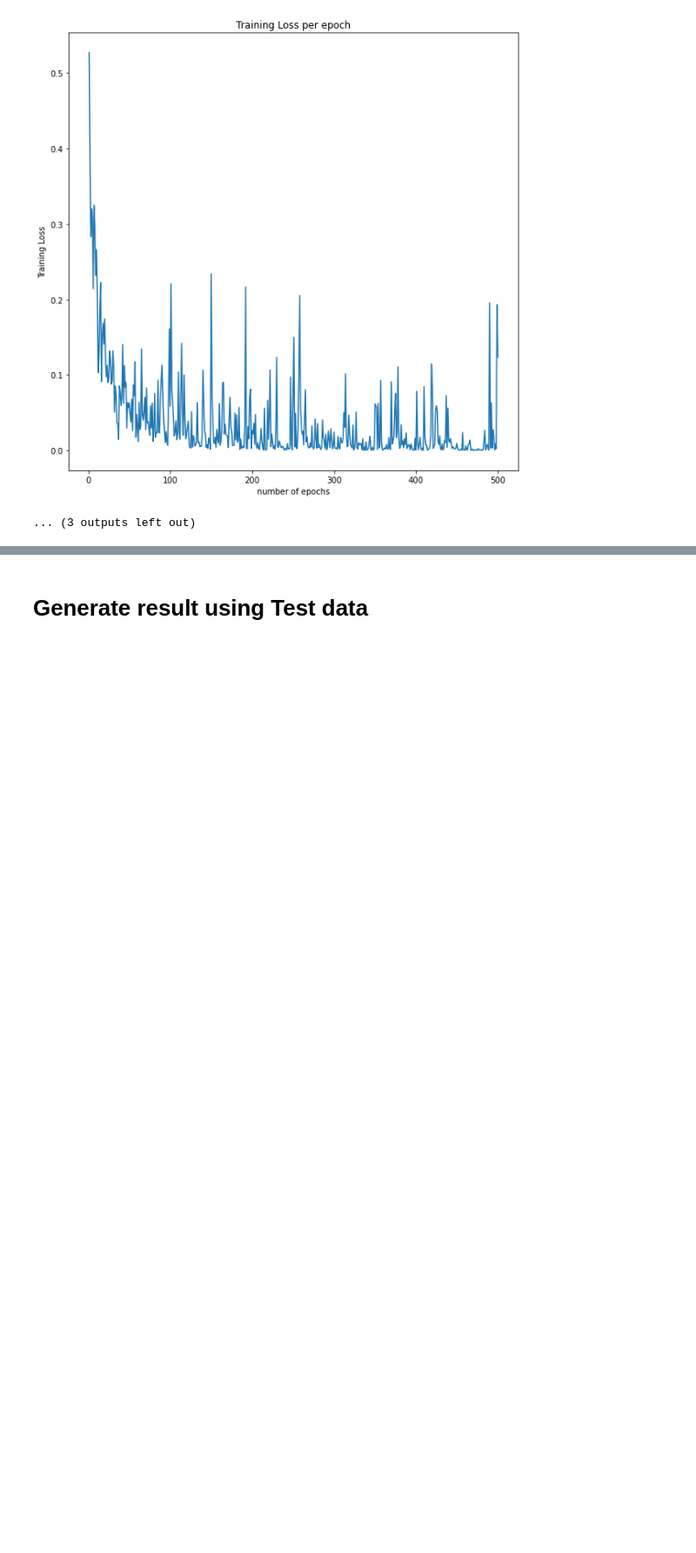
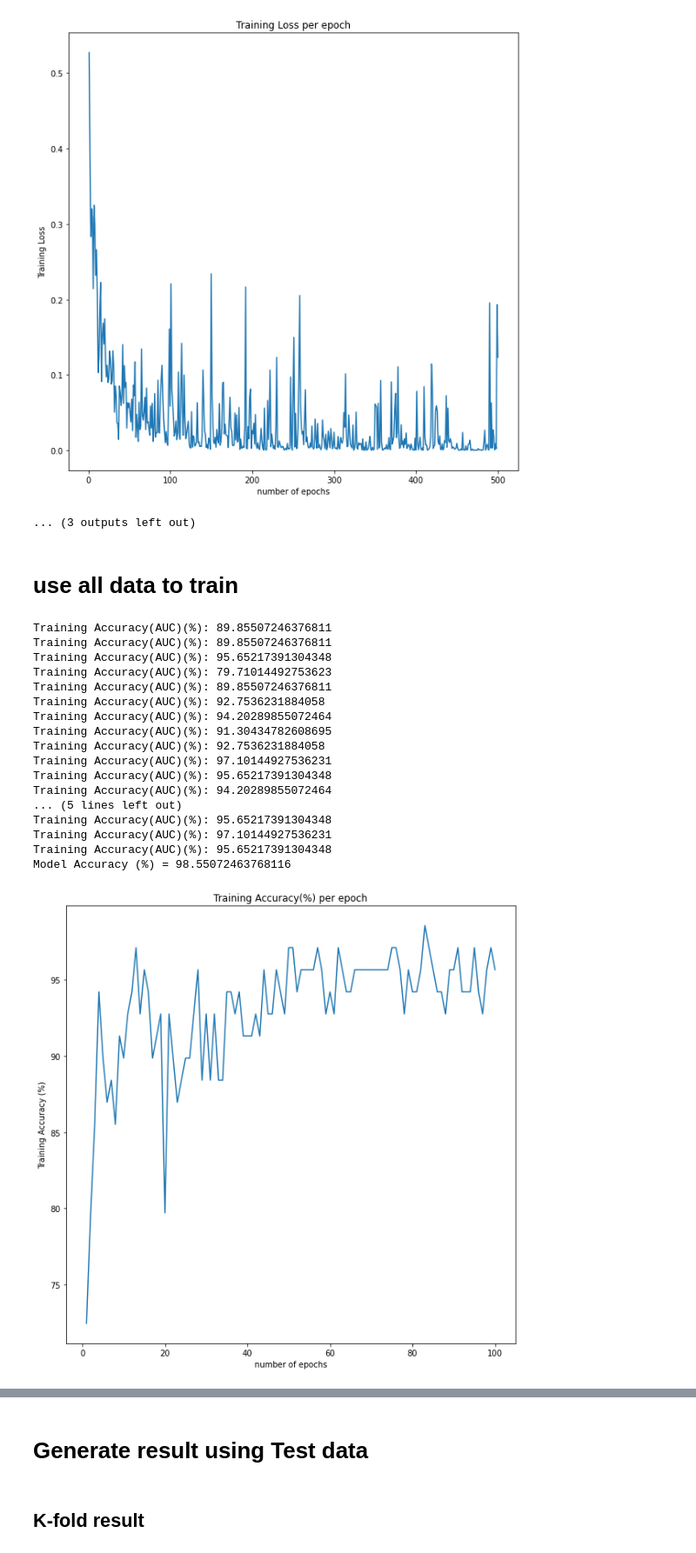
Before and after one commit to ericlo9393/MSBD5001_Individual-Project, a Jupyter notebook: Model.ipynb, the cells around one changed output, grey strips where cells are left out. Shown at 87% size. Cells and saved outputs as stored; diff of their text form; code cells hidden in the pictures; blank space fills up the shorter version.

```diff
--- a/Model.ipynb
+++ b/Model.ipynb
@@ -380,3 +380,5 @@ save model
 [figure]
 [figure]
 ... (3 outputs left out)
+# %% [markdown]
+# use all data to train
@@ -382,0 +428,71 @@ save model
+# %%
+# start training model using all train data
+#Create tensor for features and labels
+features = torch.tensor(train_x.values, dtype=torch.float)
+labels = torch.tensor(train_y.values,dtype=torch.long)
+#Create tensor dataset
+train_set = TensorDataset(features, labels)
+train_batch_size = 5
+# Create Dataloader
+train_loader = DataLoader(train_set, batch_size = train_batch_size, shuffle = True)
+
+#Parameters setup
+learning_rate = 0.03
+num_features = train_x.shape[1]
+
+#setup model
+model = myBinaryModel(num_features)
+model.to(device)
+
+#setup SGD as optimizer
+optimizer = torch.optim.Adam(model.parameters(), lr=learning_rate)
+
+#setup CrossEntropyLoss as loss function
+loss_function = nn.CrossEntropyLoss()
+warnings.filterwarnings("ignore")
+
+#start to train and store the result for this round
+num_epoch, epoch_acc, epoch_loss, top_acc = final_model_train(model, 101,'final_model2')
+#print out the accuracy
+print('Model Accuracy (%) = ' + str(top_acc))
+
+#plot the graph on Accuracy and Loss
+title = 'Training Accuracy(%) per epoch'
+xlabel = 'number of epochs'
+ylabel = 'Training Accuracy (%)'
+x = np.linspace(1, num_epoch-1, num_epoch-1)
+plt.figure(figsize=(10,10))
+plt.plot(x, epoch_acc)
+plt.xlabel(xlabel)
+plt.ylabel(ylabel)
+plt.title(title)
+plt.show()
+
+title = 'Training Loss per epoch'
+xlabel = 'number of epochs'
+ylabel = 'Training Loss'
+plt.figure(figsize=(10,10))
+plt.plot(x, epoch_loss)
+plt.xlabel(xlabel)
+plt.ylabel(ylabel)
+plt.title(title)
+plt.show()
+# %% [output]
+Training Accuracy(AUC)(%): 89.85507246376811
+Training Accuracy(AUC)(%): 89.85507246376811
+Training Accuracy(AUC)(%): 95.65217391304348
+Training Accuracy(AUC)(%): 79.71014492753623
+Training Accuracy(AUC)(%): 89.85507246376811
+Training Accuracy(AUC)(%): 92.7536231884058
+Training Accuracy(AUC)(%): 94.20289855072464
+Training Accuracy(AUC)(%): 91.30434782608695
+Training Accuracy(AUC)(%): 92.7536231884058
+Training Accuracy(AUC)(%): 97.10144927536231
+Training Accuracy(AUC)(%): 95.65217391304348
+Training Accuracy(AUC)(%): 94.20289855072464
+... (5 lines left out)
+Training Accuracy(AUC)(%): 95.65217391304348
+Training Accuracy(AUC)(%): 97.10144927536231
+Training Accuracy(AUC)(%): 95.65217391304348
+Model Accuracy (%) = 98.55072463768116
+[figure, added]
@@ -393 +508,3 @@ result = np.zeros(59)
+# %% [markdown]
+## K-fold result
 # %%
```
Also changed, not shown: parts of 8 cells of this notebook.
